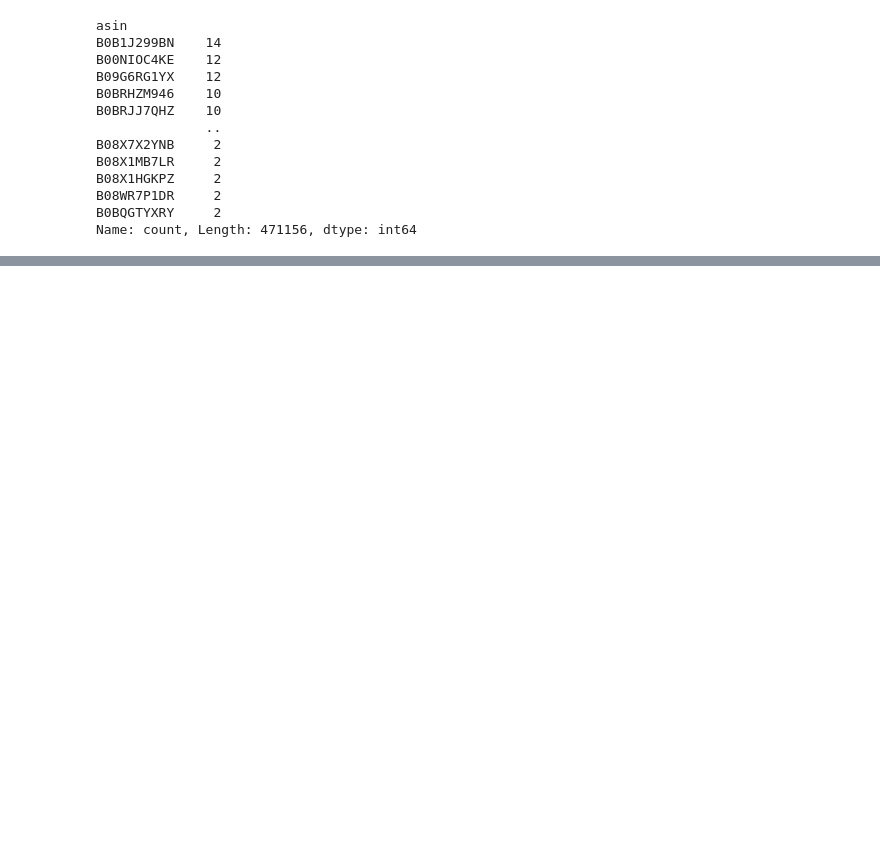
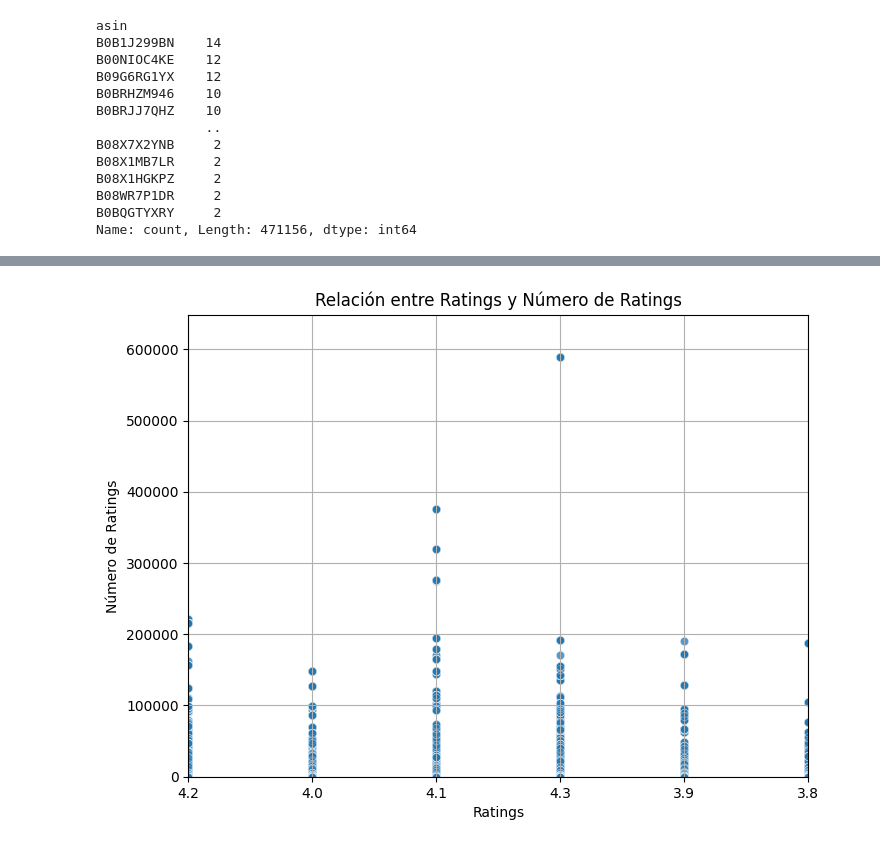
Before and after one commit to QuiqueBrotons83/Proyecto_final, a Jupyter notebook: notebooks/3_eda_final_datos_limpios.ipynb, the cells around one changed output, grey strips where cells are left out. Cells and saved outputs as stored; diff of their text form; code cells hidden in the pictures; blank space fills up the shorter version.

```diff
--- a/notebooks/3_eda_final_datos_limpios.ipynb
+++ b/notebooks/3_eda_final_datos_limpios.ipynb
@@ -186,3 +208,16 @@ for col in variables:
+# %%
+# Miramos si encuentro correlacion entre las columnas ratings y no_of_ratings
+plt.figure(figsize=(8, 6))
+sns.scatterplot(data=df_eda, x='ratings', y='no_of_ratings', alpha=0.5)
+plt.title('Relación entre Ratings y Número de Ratings')
+plt.xlabel('Ratings')
+plt.ylabel('Número de Ratings')
+plt.xlim(0, 5)
+plt.ylim(0, df_eda['no_of_ratings'].max() * 1.1)
+plt.grid()
+plt.show()
+# %% [output]
+[figure, added]
 # %% [markdown]
 📊 Análisis Exploratorio de Datos (EDA) – Variables Numéricas
 1. Distribución de Ratings
```
Also changed, not shown: parts of 6 cells of this notebook, 1 other file.
